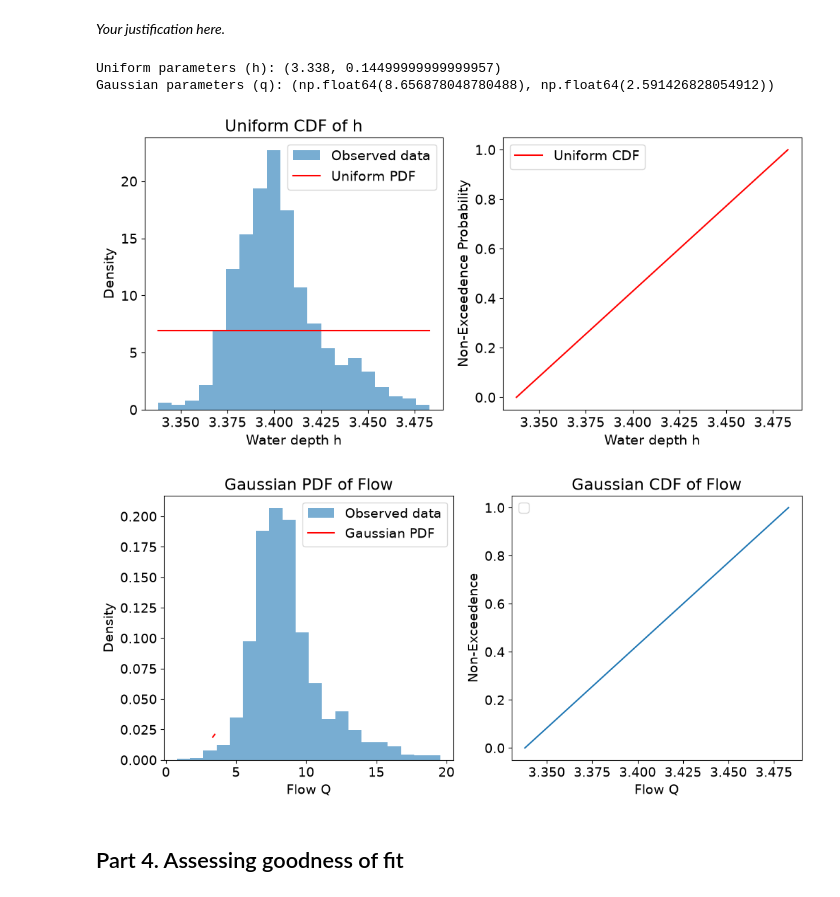
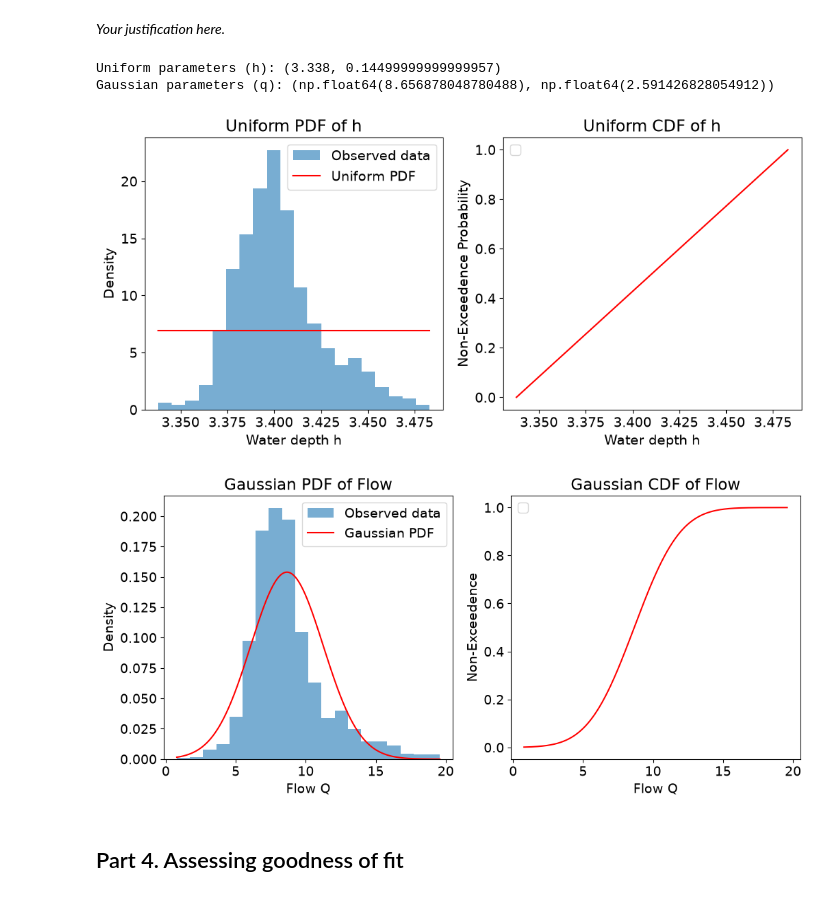
Before and after one commit to mangl308/GA1.4, a Jupyter notebook: GA_1.4.ipynb, the cells around one changed output. Saved outputs shown, nothing was run; the diff lists cells and outputs as text; code cells hidden in the pictures.

```diff
--- a/GA_1.4.ipynb
+++ b/GA_1.4.ipynb
@@ -207,10 +207,10 @@ ax[0].set_ylabel("Density")
 ax[0].set_title("Uniform PDF of h")
 ax[0].legend()
 
-ax[1].plot(x_h, cdf_h, "r-", label="Uniform CDF")
+ax[1].plot(x_h, cdf_h, "r-")
 ax[1].set_xlabel("Water depth h")
 ax[1].set_ylabel("Non-Exceedence Probability")
-ax[0].set_title("Uniform CDF of h")
+ax[1].set_title("Uniform CDF of h")
 ax[1].legend()
 
 plt.show()
@@ -219,37 +219,37 @@ plt.show()
 a_h = 6.724403106
 b_h = 8.334834684
 def pdf_uni(a, b):
     y = 1 / (b - a)
     return [y, h]
 
 pdf_uni(b_h,a_h)
 
 # Gaussian Distribution for Flow
-x_q = np.linspace(min(h), max(h), 1000)
+x_q = np.linspace(min(q), max(q), 1000)
 pdf_q = stats.norm.pdf(x_q, *params_q)
 cdf_q = stats.norm.cdf(x_q, *params_q)
 
 fig, ax = plt.subplots(1, 2, figsize=(12, 5))
 
 ax[0].hist(q, bins=20, density=True, alpha=0.6, label="Observed data")
 ax[0].plot(x_q, pdf_q, "r-", label="Gaussian PDF")
 ax[0].set_xlabel("Flow Q")
 ax[0].set_ylabel("Density")
 ax[0].set_title("Gaussian PDF of Flow")
 ax[0].legend()
 
-ax[1].plot(x_q, cdf_h)
+ax[1].plot(x_q, cdf_q, color="red")
 ax[1].set_xlabel("Flow Q")
 ax[1].set_ylabel("Non-Exceedence")
 ax[1].set_title("Gaussian CDF of Flow")
 ax[1].legend()
 
 plt.show()
 # %% [output]
 Uniform parameters (h): (3.338, 0.14499999999999957)
 Gaussian parameters (q): (np.float64(8.656878048780488), np.float64(2.591426828054912))
-[figure, old version]
+[figure, new version]
-[figure, old version]
+[figure, new version]
 # %% [markdown]
 ## Part 4. Assessing goodness of fit
 # %% [markdown]
```
